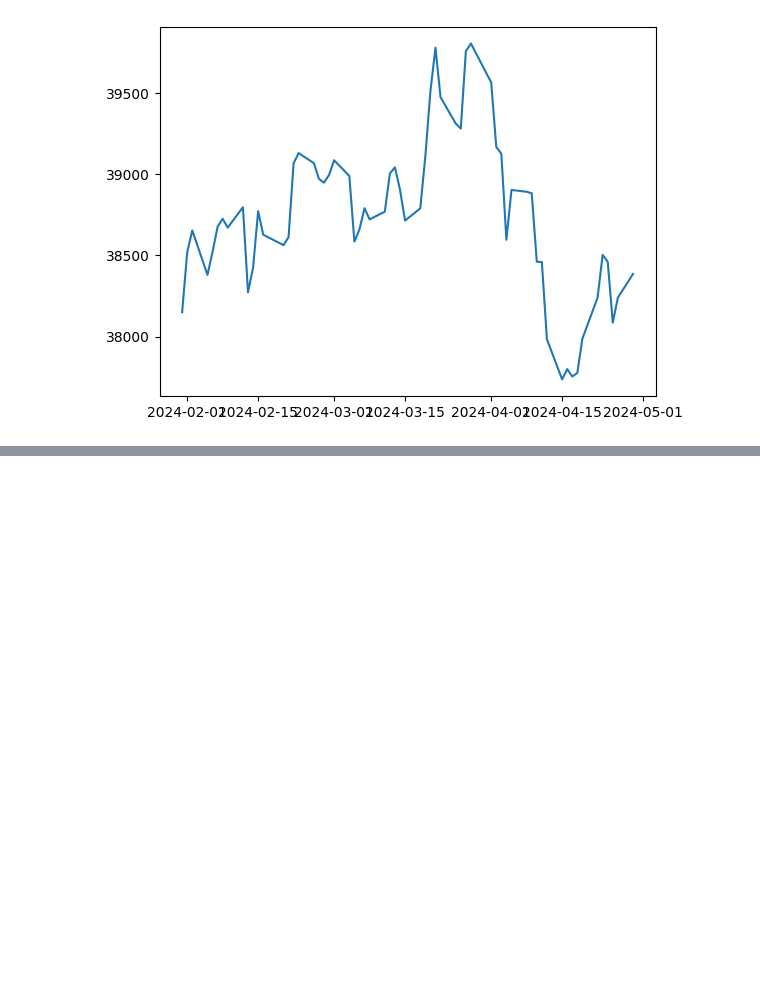
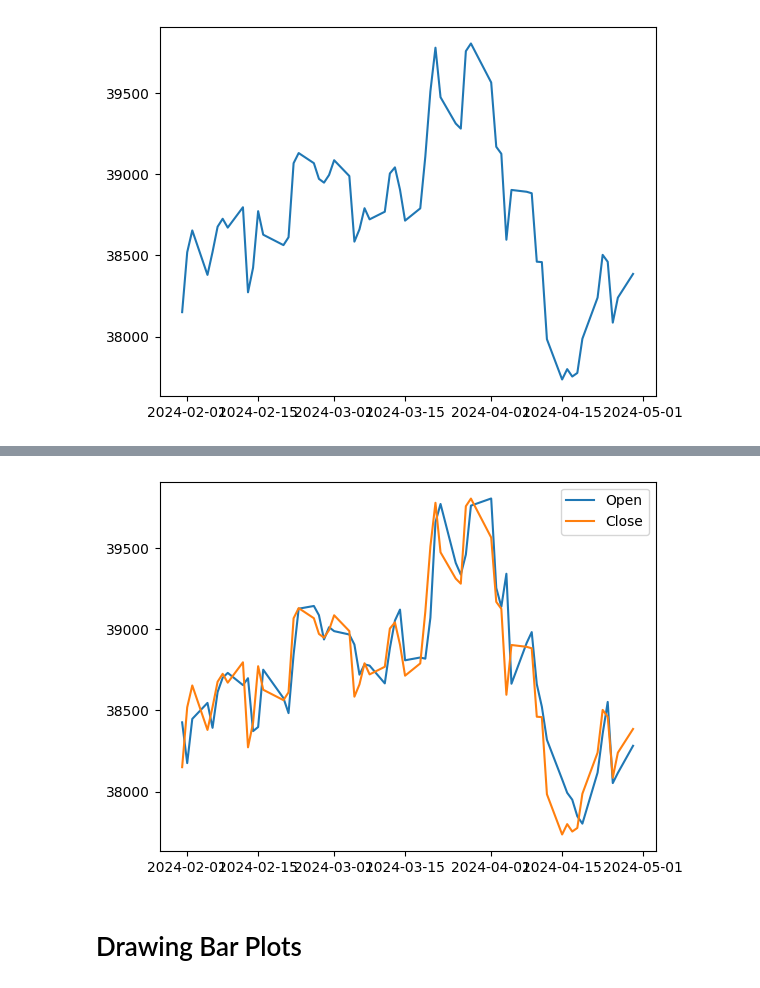
Before and after one commit to tedy-art/A-To-Z-Python, a Jupyter notebook: 02_Intermediate Python/MatPlotLib/main.ipynb, the cells around one changed output, grey strips where cells are left out. Drawn from its saved outputs; the diff is of its cells as text; code cells hidden in the pictures; blank space fills up the shorter version.

```diff
--- a/02_Intermediate Python/MatPlotLib/main.ipynb
+++ b/02_Intermediate Python/MatPlotLib/main.ipynb
@@ -56,0 +73,9 @@ plt.show()
+# %%
+plt.plot(djia_data['Date'], djia_data['Open'], label='Open')
+plt.plot(djia_data['Date'], djia_data['Close'], label='Close')
+plt.legend()
+plt.show()
+# %% [output]
+[figure, added]
+# %% [markdown]
+# Drawing Bar Plots
```
Also changed, not shown: parts of 3 cells of this notebook.
